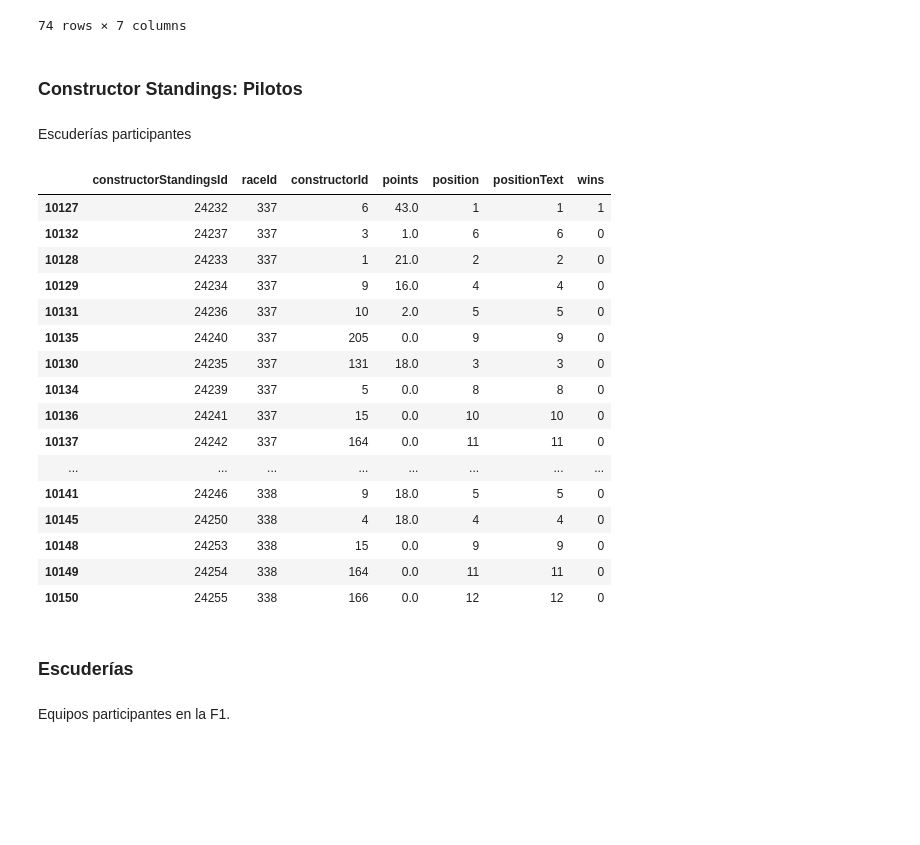
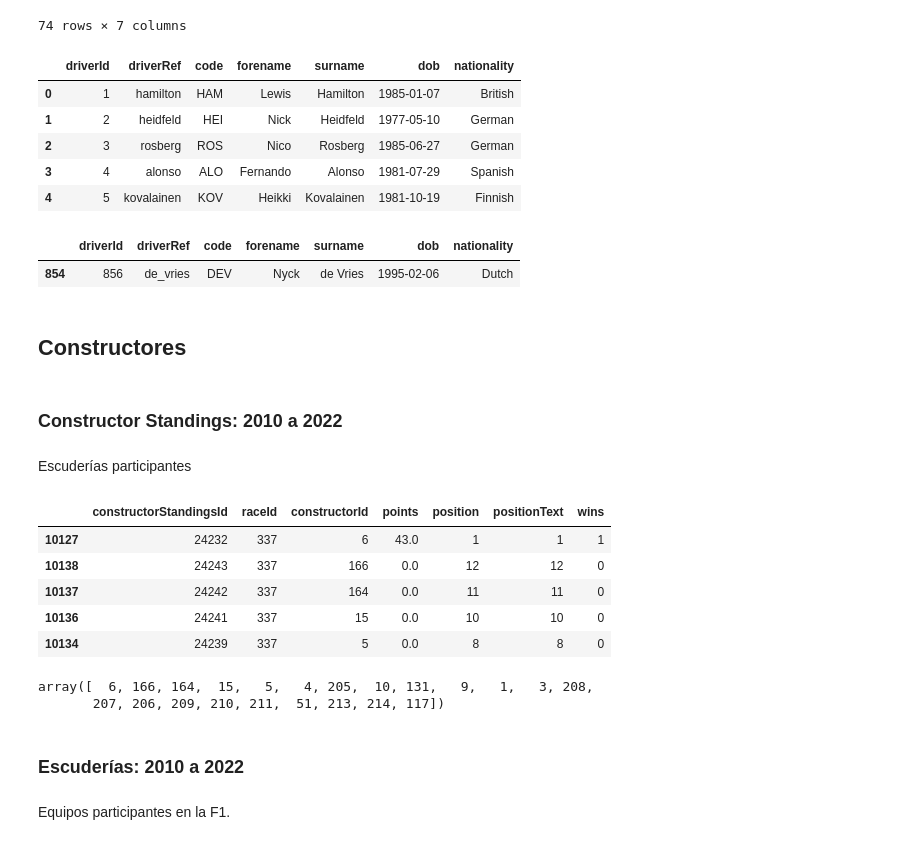
Before and after one commit to SABRIS13/F1_Analisis, a Jupyter notebook: Analisis_Formula_1.ipynb, the cells around one changed output. Saved outputs shown, nothing was run; the diff lists cells and outputs as text; code cells hidden in the pictures; blank space fills up the shorter version.

```diff
--- a/Analisis_Formula_1.ipynb
+++ b/Analisis_Formula_1.ipynb
@@ -326,33 +309,45 @@ drivers_2010_2022
 | 853 | 855 | zhou | ZHO | Guanyu | Zhou | 1999-05-30 | Chinese |
 | 854 | 856 | de_vries | DEV | Nyck | de Vries | 1995-02-06 | Dutch |
 74 rows × 7 columns
+# %%
+drivers_2010_2022["dob"] = pd.to_datetime(drivers_2010_2022["dob"]) #Cambiar tipo de dato en drivers
+drivers_2010_2022.head()
+# %% [output]
+|  | driverId | driverRef | code | forename | surname | dob | nationality |
+| 0 | 1 | hamilton | HAM | Lewis | Hamilton | 1985-01-07 | British |
+| 1 | 2 | heidfeld | HEI | Nick | Heidfeld | 1977-05-10 | German |
+| 2 | 3 | rosberg | ROS | Nico | Rosberg | 1985-06-27 | German |
+| 3 | 4 | alonso | ALO | Fernando | Alonso | 1981-07-29 | Spanish |
+| 4 | 5 | kovalainen | KOV | Heikki | Kovalainen | 1981-10-19 | Finnish |
+# %%
+drivers_2010_2022[drivers_2010_2022["driverId"]==856]
+# %% [output]
+|  | driverId | driverRef | code | forename | surname | dob | nationality |
+| 854 | 856 | de_vries | DEV | Nyck | de Vries | 1995-02-06 | Dutch |
+# %% [markdown]
+## **Constructores**
 # %% [markdown]
-### **Constructor Standings: Pilotos**
+### **Constructor Standings: 2010 a 2022**
 # %% [markdown]
 Escuderías participantes
 # %%
 constructor_standings_2010_2022=filtar_2010_2022(constructor_standings)
 # %%
-constructor_standings_2010_2022.sort_values("raceId").head(22)
+constructor_standings_2010_2022.head()
 # %% [output]
 |  | constructorStandingsId | raceId | constructorId | points | position | positionText | wins |
 | 10127 | 24232 | 337 | 6 | 43.0 | 1 | 1 | 1 |
-| 10132 | 24237 | 337 | 3 | 1.0 | 6 | 6 | 0 |
-| 10128 | 24233 | 337 | 1 | 21.0 | 2 | 2 | 0 |
-| 10129 | 24234 | 337 | 9 | 16.0 | 4 | 4 | 0 |
-| 10131 | 24236 | 337 | 10 | 2.0 | 5 | 5 | 0 |
-| 10135 | 24240 | 337 | 205 | 0.0 | 9 | 9 | 0 |
-| 10130 | 24235 | 337 | 131 | 18.0 | 3 | 3 | 0 |
+| 10138 | 24243 | 337 | 166 | 0.0 | 12 | 12 | 0 |
+| 10137 | 24242 | 337 | 164 | 0.0 | 11 | 11 | 0 |
+| 10136 | 24241 | 337 | 15 | 0.0 | 10 | 10 | 0 |
 | 10134 | 24239 | 337 | 5 | 0.0 | 8 | 8 | 0 |
-| 10136 | 24241 | 337 | 15 | 0.0 | 10 | 10 | 0 |
-| 10137 | 24242 | 337 | 164 | 0.0 | 11 | 11 | 0 |
-| ... | ... | ... | ... | ... | ... | ... | ... |
-| 10141 | 24246 | 338 | 9 | 18.0 | 5 | 5 | 0 |
-| 10145 | 24250 | 338 | 4 | 18.0 | 4 | 4 | 0 |
-| 10148 | 24253 | 338 | 15 | 0.0 | 9 | 9 | 0 |
-| 10149 | 24254 | 338 | 164 | 0.0 | 11 | 11 | 0 |
-| 10150 | 24255 | 338 | 166 | 0.0 | 12 | 12 | 0 |
+# %%
+escuderias=constructor_standings_2010_2022.constructorId.unique()
+escuderias
+# %% [output]
+array([  6, 166, 164,  15,   5,   4, 205,  10, 131,   9,   1,   3, 208,
+       207, 206, 209, 210, 211,  51, 213, 214, 117])
 # %% [markdown]
-### **Escuderías**
+### **Escuderías: 2010 a 2022**
 # %% [markdown]
 Equipos participantes en la F1.
```
Also changed, not shown: parts of 18 cells of this notebook.
